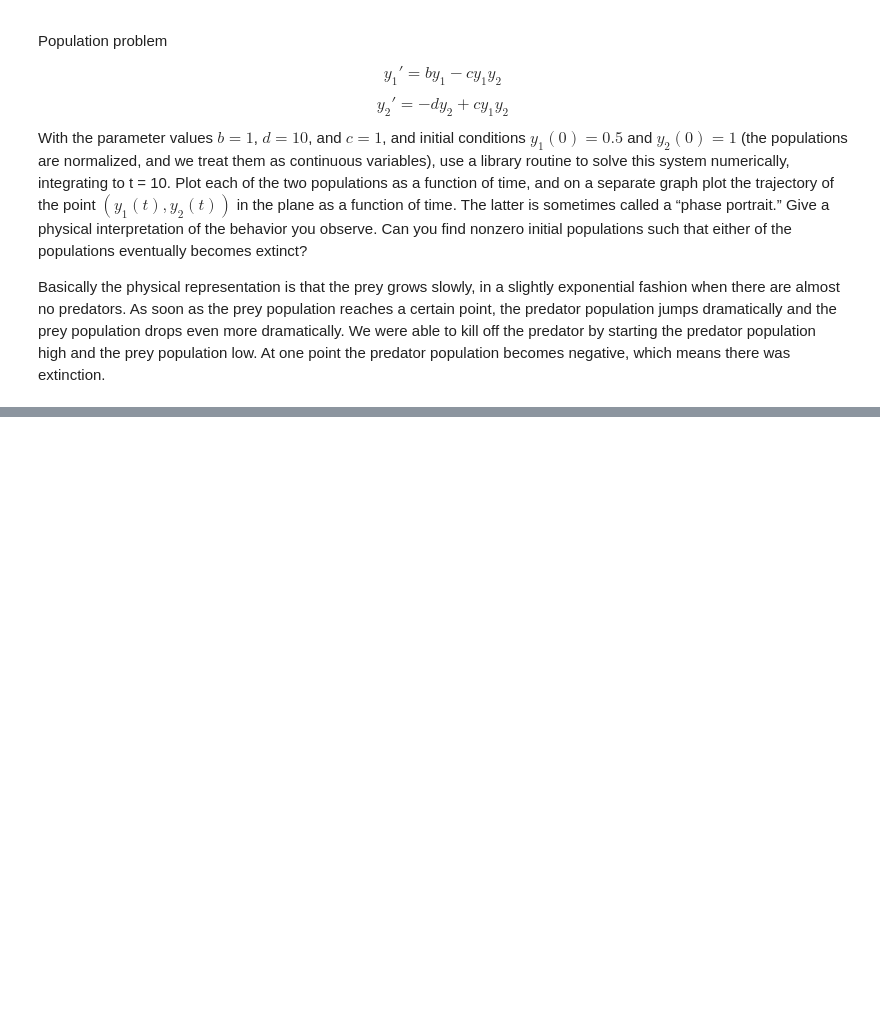
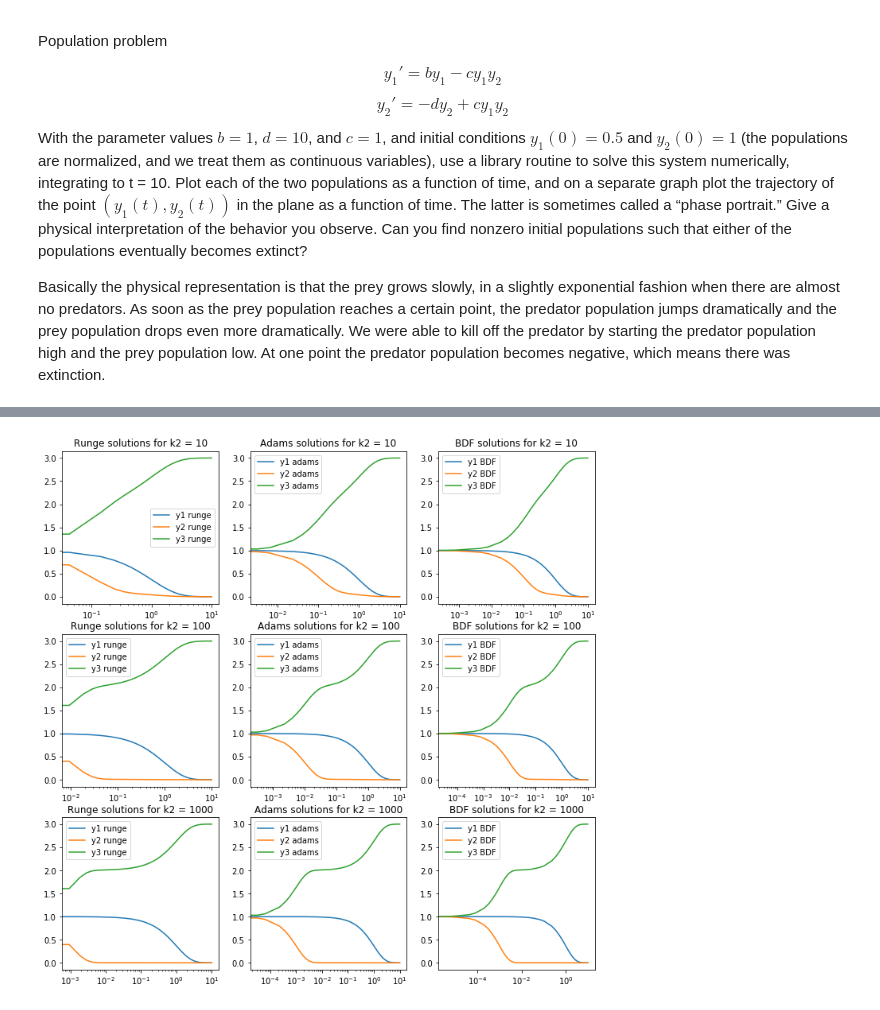
Before and after one commit to malcolmwhat/ecse443, a Jupyter notebook: project/final_project.ipynb, the cells around one changed output, grey strips where cells are left out. Saved outputs shown, nothing was run; the diff lists cells and outputs as text; code cells hidden in the pictures; blank space fills up the shorter version.

```diff
--- a/project/final_project.ipynb
+++ b/project/final_project.ipynb
@@ -909,0 +1044,63 @@ Text(0.5,1,'Predator prey population over time')
+# %%
+# PART B
+import scipy as sp
+import numpy as np
+import pylab as plt
+import scipy.integrate
+
+
+def deriv(k1, k2):
+    return lambda t, Y: dY_dt(Y, t, k1, k2)
+
+
+def dY_dt(Y, t=0, k1=1, k2=10):
+    return np.array([-k1 * Y[0],
+                     k1 * Y[0] - k2 * Y[1],
+                     k2 * Y[1]])
+
+def jacobian(k1, k2):
+    return np.matrix("-{0} 0 0; {0} -{1} 0; 0 {1} 0".format(k1, k2))
+
+deriv(10, 10)
+
+stop = 10
+t = np.linspace(0, stop, num=1000)
+Y0 = np.array([1, 1, 1])
+k1 = 1
+k2_ = [10, 100, 1000]
+results = []
+
+fig, ax = plt.subplots(3,3, figsize=(12, 12))
+
+for k2, i in zip(k2_, list(range(3))):
+    # Runge-Kutta method,an Adams method, and a backward differentiation formula
+    runge_kutta = scipy.integrate.solve_ivp(deriv(k1, k2), t_span=(0.0, stop), y0=Y0,
+                                            method="RK45", jac=jacobian(k1, k2))
+    ax[i, 0].semilogx(runge_kutta.t, runge_kutta.y[0,:], label="y1 runge")
+    ax[i, 0].semilogx(runge_kutta.t, runge_kutta.y[1,:], label="y2 runge")
+    ax[i, 0].semilogx(runge_kutta.t, runge_kutta.y[2,:], label="y3 runge")
+
+    ax[i, 0].legend(loc="best")
+    ax[i, 0].set_title("Runge solutions for k2 = {}".format(k2))
+
+    # Adams method
+    adams = scipy.integrate.solve_ivp(deriv(k1, k2), t_span=(0.0, stop), y0=Y0,
+                                            method="LSODA")
+    ax[i, 1].semilogx(adams.t, adams.y[0,:], label="y1 adams")
+    ax[i, 1].semilogx(adams.t, adams.y[1,:], label="y2 adams")
+    ax[i, 1].semilogx(adams.t, adams.y[2,:], label="y3 adams")
+
+    ax[i, 1].legend(loc="best")
+    ax[i, 1].set_title("Adams solutions for k2 = {}".format(k2))
+
+    # Backward diff
+    BDF = scipy.integrate.solve_ivp(deriv(k1, k2), t_span=(0.0, stop), y0=Y0,
+                                            method="BDF", jac=jacobian(k1, k2))
+    ax[i, 2].semilogx(BDF.t, BDF.y[0,:], label="y1 BDF")
+    ax[i, 2].semilogx(BDF.t, BDF.y[1,:], label="y2 BDF")
+    ax[i, 2].semilogx(BDF.t, BDF.y[2,:], label="y3 BDF")
+
+    ax[i, 2].legend(loc="best")
+    ax[i, 2].set_title("BDF solutions for k2 = {}".format(k2))
+# %% [output]
+[figure, added]
```
Also changed, not shown: parts of 10 cells of this notebook.
